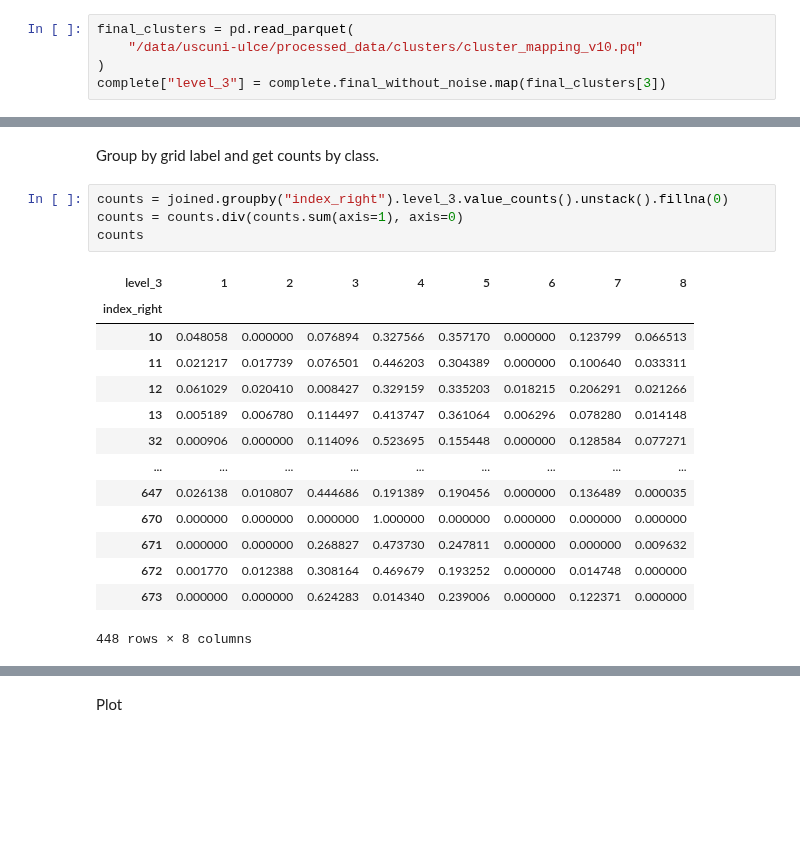
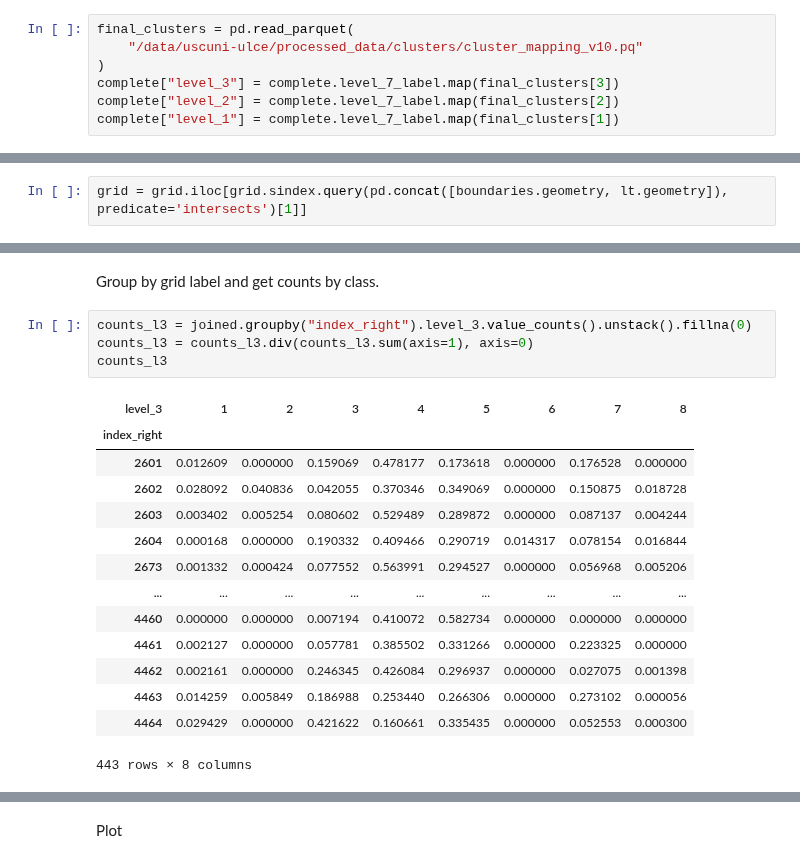
Before and after one commit to uscuni/urban_taxonomy, a Jupyter notebook: code/fig_abundance_maps.ipynb, the cells around one changed output, grey strips where cells are left out. Cells and saved outputs as stored; diff of their text form; blank space fills up the shorter version.

```diff
--- a/code/fig_abundance_maps.ipynb
+++ b/code/fig_abundance_maps.ipynb
@@ -17,7 +44,9 @@ Map ids to level 3.
 final_clusters = pd.read_parquet(
     "/data/uscuni-ulce/processed_data/clusters/cluster_mapping_v10.pq"
 )
-complete["level_3"] = complete.final_without_noise.map(final_clusters[3])
+complete["level_3"] = complete.level_7_label.map(final_clusters[3])
+complete["level_2"] = complete.level_7_label.map(final_clusters[2])
+complete["level_1"] = complete.level_7_label.map(final_clusters[1])
 # %% [markdown]
 Make a grid
 # %%
@@ -37,6 +66,8 @@ xs, ys = np.meshgrid(x, y)
 grid = gpd.GeoSeries.from_xy(x=xs.flatten(), y=ys.flatten(), crs=complete.crs).buffer(
     grid_size / 2, cap_style="square"
 )
+# %%
+grid = grid.iloc[grid.sindex.query(pd.concat([boundaries.geometry, lt.geometry]), predicate='intersects')[1]]
 # %% [markdown]
 Join grid label to points
 # %%
@@ -45,21 +76,21 @@ joined = complete.sjoin(grid, predicate="within")
 # %% [markdown]
 Group by grid label and get counts by class.
 # %%
-counts = joined.groupby("index_right").level_3.value_counts().unstack().fillna(0)
-counts = counts.div(counts.sum(axis=1), axis=0)
-counts
+counts_l3 = joined.groupby("index_right").level_3.value_counts().unstack().fillna(0)
+counts_l3 = counts_l3.div(counts_l3.sum(axis=1), axis=0)
+counts_l3
 # %% [output]
 | level_3 | 1 | 2 | 3 | 4 | 5 | 6 | 7 | 8 |
 | index_right |  |  |  |  |  |  |  |  |
-| 10 | 0.048058 | 0.000000 | 0.076894 | 0.327566 | 0.357170 | 0.000000 | 0.123799 | 0.066513 |
-| 11 | 0.021217 | 0.017739 | 0.076501 | 0.446203 | 0.304389 | 0.000000 | 0.100640 | 0.033311 |
-| 12 | 0.061029 | 0.020410 | 0.008427 | 0.329159 | 0.335203 | 0.018215 | 0.206291 | 0.021266 |
-| 13 | 0.005189 | 0.006780 | 0.114497 | 0.413747 | 0.361064 | 0.006296 | 0.078280 | 0.014148 |
-| 32 | 0.000906 | 0.000000 | 0.114096 | 0.523695 | 0.155448 | 0.000000 | 0.128584 | 0.077271 |
+| 2601 | 0.012609 | 0.000000 | 0.159069 | 0.478177 | 0.173618 | 0.000000 | 0.176528 | 0.000000 |
+| 2602 | 0.028092 | 0.040836 | 0.042055 | 0.370346 | 0.349069 | 0.000000 | 0.150875 | 0.018728 |
+| 2603 | 0.003402 | 0.005254 | 0.080602 | 0.529489 | 0.289872 | 0.000000 | 0.087137 | 0.004244 |
+| 2604 | 0.000168 | 0.000000 | 0.190332 | 0.409466 | 0.290719 | 0.014317 | 0.078154 | 0.016844 |
+| 2673 | 0.001332 | 0.000424 | 0.077552 | 0.563991 | 0.294527 | 0.000000 | 0.056968 | 0.005206 |
 | ... | ... | ... | ... | ... | ... | ... | ... | ... |
-| 647 | 0.026138 | 0.010807 | 0.444686 | 0.191389 | 0.190456 | 0.000000 | 0.136489 | 0.000035 |
-| 670 | 0.000000 | 0.000000 | 0.000000 | 1.000000 | 0.000000 | 0.000000 | 0.000000 | 0.000000 |
-| 671 | 0.000000 | 0.000000 | 0.268827 | 0.473730 | 0.247811 | 0.000000 | 0.000000 | 0.009632 |
-| 672 | 0.001770 | 0.012388 | 0.308164 | 0.469679 | 0.193252 | 0.000000 | 0.014748 | 0.000000 |
-| 673 | 0.000000 | 0.000000 | 0.624283 | 0.014340 | 0.239006 | 0.000000 | 0.122371 | 0.000000 |
+| 4460 | 0.000000 | 0.000000 | 0.007194 | 0.410072 | 0.582734 | 0.000000 | 0.000000 | 0.000000 |
+| 4461 | 0.002127 | 0.000000 | 0.057781 | 0.385502 | 0.331266 | 0.000000 | 0.223325 | 0.000000 |
+| 4462 | 0.002161 | 0.000000 | 0.246345 | 0.426084 | 0.296937 | 0.000000 | 0.027075 | 0.001398 |
+| 4463 | 0.014259 | 0.005849 | 0.186988 | 0.253440 | 0.266306 | 0.000000 | 0.273102 | 0.000056 |
+| 4464 | 0.029429 | 0.000000 | 0.421622 | 0.160661 | 0.335435 | 0.000000 | 0.052553 | 0.000300 |
-448 rows × 8 columns
+443 rows × 8 columns
```
Also changed, not shown: parts of 26 cells of this notebook, 7 other files.
